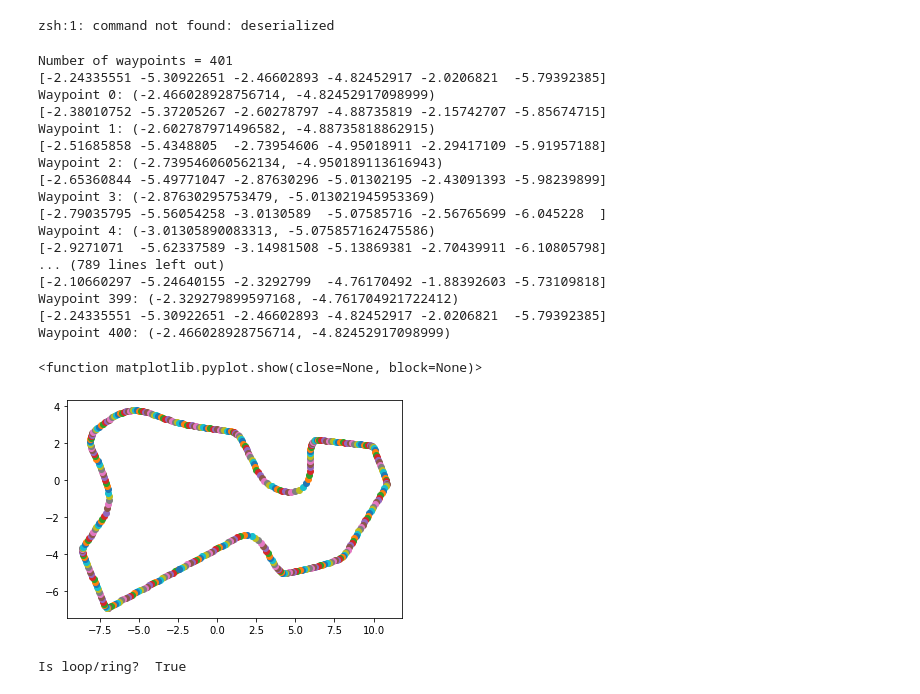
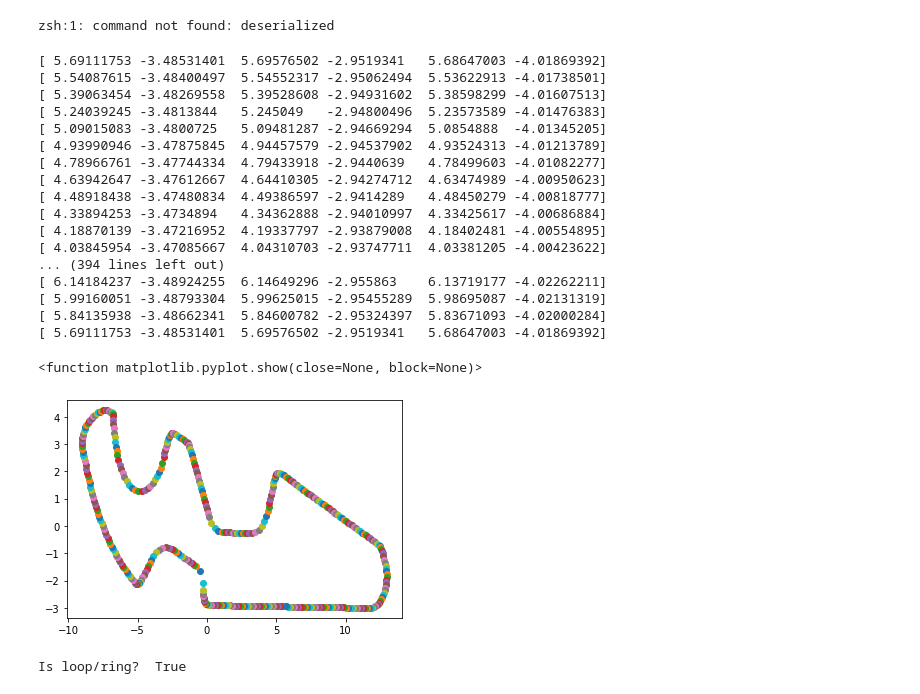
Before and after one commit to zhenghongpeng/deepracer-k1999-race-lines, a Jupyter notebook: Race-Line-Calculation.ipynb, the cells around one changed output. Drawn from its saved outputs; the diff is of its cells as text; code cells hidden in the pictures.

```diff
--- a/Race-Line-Calculation.ipynb
+++ b/Race-Line-Calculation.ipynb
@@ -41,7 +42,7 @@ available_track_names
 /home/zpeng/code/deepracer-k1999-race-lines
 # %%
 # Replace the name here with the track to analyze
-TRACK_NAME = 'reInvent2019_track'
+TRACK_NAME = 'Aragon'
 
 # Load the center, inner, outer waypoints
 waypoints = np.load("./tracks/%s.npy" % TRACK_NAME)
@@ -140,7 +141,7 @@ from shapely.geometry.polygon import LinearRing, LineString
 
 # Number of times to iterate each new race line point
 # keep this at 3-8 for best balance of performance and desired result
-XI_ITERATIONS=4
+XI_ITERATIONS=8
 
 # Number of times to scan the entire race track to iterate
 # 500 will get a good start, 1500 will be closer to optimal result
@@ -275,11 +279,11 @@ Writing numpy binary to ./racelines/reInvent2019_track-1500-4-2020-09-23-182250.
 # %%
 from numpy import array
 
-fname = './racelines/Belille-1500-4-2020-09-19-154747.py'
+fname = '/home/zpeng/code/deepracer-k1999-race-lines/racelines/Aragon-1500-4-2020-10-02-155820.py'
 with open(fname, "r") as file:
-    deserialized = eval(file.read())
+    deserialized = eval(file.read())[0:30]
 deserialized
-fig = plt.figure(1, figsize=(16, 10))
+fig = plt.figure(1, figsize=(64, 30))
 ax = fig.add_subplot(111, facecolor='black')
 plt.axis('equal')
 print_border(ax, deserialized, inner_border, outer_border)
@@ -322,54 +326,54 @@ zsh:1: command not found: deserialized
 import matplotlib.pyplot as plt
 import numpy as np
 
 absolute_path = "."
 # Get waypoints from numpy file
 # Replace the name here with the track to analyze
-TRACK_NAME = 'Belille'
+TRACK_NAME = 'Aragon'
 
 # Load the center, inner, outer waypoints
 waypoints = np.load("./tracks/%s.npy" % TRACK_NAME)
 
 # Convert to Shapely objects
 center_line = waypoints[:,0:2]
 inner_border = waypoints[:,2:4]
 outer_border = waypoints[:,4:6]
 l_center_line = LineString(center_line)
 l_inner_border = LineString(inner_border)
 l_outer_border = LineString(outer_border)
 # road_poly = Polygon(np.vstack((l_outer_border, np.flipud(l_inner_border))))
 # print("Is loop/ring? ", l_center_line.is_ring)
 # road_poly
-waypoints_proj = np.load("./racelines/Belille-1500-4-2020-09-19-160241.npy")
+waypoints_proj = np.load("/home/zpeng/code/deepracer-k1999-race-lines/racelines/Aragon-1500-4-2020-10-02-155820.npy")
 # Get number of waypoints
-print("Number of waypoints = " + str(waypoints.shape[0]))
+# print("Number of waypoints = " + str(waypoints.shape[0]))
 # Plot waypoints
 for i, point in enumerate(waypoints):
     print(point)
     waypoint = (point[2], point[3])
     plt.scatter(waypoint[0], waypoint[1])
-    print("Waypoint " + str(i) + ": " + str(waypoint))
+#     print("Waypoint " + str(i) + ": " + str(waypoint))
 
 plt.show
 # %% [output]
-Number of waypoints = 401
-[-2.24335551 -5.30922651 -2.46602893 -4.82452917 -2.0206821  -5.79392385]
-Waypoint 0: (-2.466028928756714, -4.82452917098999)
-[-2.38010752 -5.37205267 -2.60278797 -4.88735819 -2.15742707 -5.85674715]
-Waypoint 1: (-2.602787971496582, -4.88735818862915)
-[-2.51685858 -5.4348805  -2.73954606 -4.95018911 -2.29417109 -5.91957188]
-Waypoint 2: (-2.739546060562134, -4.950189113616943)
-[-2.65360844 -5.49771047 -2.87630296 -5.01302195 -2.43091393 -5.98239899]
-Waypoint 3: (-2.87630295753479, -5.013021945953369)
-[-2.79035795 -5.56054258 -3.0130589  -5.07585716 -2.56765699 -6.045228  ]
-Waypoint 4: (-3.01305890083313, -5.075857162475586)
-[-2.9271071  -5.62337589 -3.14981508 -5.13869381 -2.70439911 -6.10805798]
-... (789 lines left out)
-[-2.10660297 -5.24640155 -2.3292799  -4.76170492 -1.88392603 -5.73109818]
-Waypoint 399: (-2.329279899597168, -4.761704921722412)
-[-2.24335551 -5.30922651 -2.46602893 -4.82452917 -2.0206821  -5.79392385]
-Waypoint 400: (-2.466028928756714, -4.82452917098999)
+[ 5.69111753 -3.48531401  5.69576502 -2.9519341   5.68647003 -4.01869392]
+[ 5.54087615 -3.48400497  5.54552317 -2.95062494  5.53622913 -4.01738501]
+[ 5.39063454 -3.48269558  5.39528608 -2.94931602  5.38598299 -4.01607513]
+[ 5.24039245 -3.4813844   5.245049   -2.94800496  5.23573589 -4.01476383]
+[ 5.09015083 -3.4800725   5.09481287 -2.94669294  5.0854888  -4.01345205]
+[ 4.93990946 -3.47875845  4.94457579 -2.94537902  4.93524313 -4.01213789]
+[ 4.78966761 -3.47744334  4.79433918 -2.9440639   4.78499603 -4.01082277]
+[ 4.63942647 -3.47612667  4.64410305 -2.94274712  4.63474989 -4.00950623]
+[ 4.48918438 -3.47480834  4.49386597 -2.9414289   4.48450279 -4.00818777]
+[ 4.33894253 -3.4734894   4.34362888 -2.94010997  4.33425617 -4.00686884]
+[ 4.18870139 -3.47216952  4.19337797 -2.93879008  4.18402481 -4.00554895]
+[ 4.03845954 -3.47085667  4.04310703 -2.93747711  4.03381205 -4.00423622]
+... (394 lines left out)
+[ 6.14184237 -3.48924255  6.14649296 -2.955863    6.13719177 -4.02262211]
+[ 5.99160051 -3.48793304  5.99625015 -2.95455289  5.98695087 -4.02131319]
+[ 5.84135938 -3.48662341  5.84600782 -2.95324397  5.83671093 -4.02000284]
+[ 5.69111753 -3.48531401  5.69576502 -2.9519341   5.68647003 -4.01869392]
 <function matplotlib.pyplot.show(close=None, block=None)>
-[figure, old version]
+[figure, new version]
 # %%
 # Replace the name here with the track to analyze
```
Also changed, not shown: parts of 10 cells of this notebook, 9 other files.
